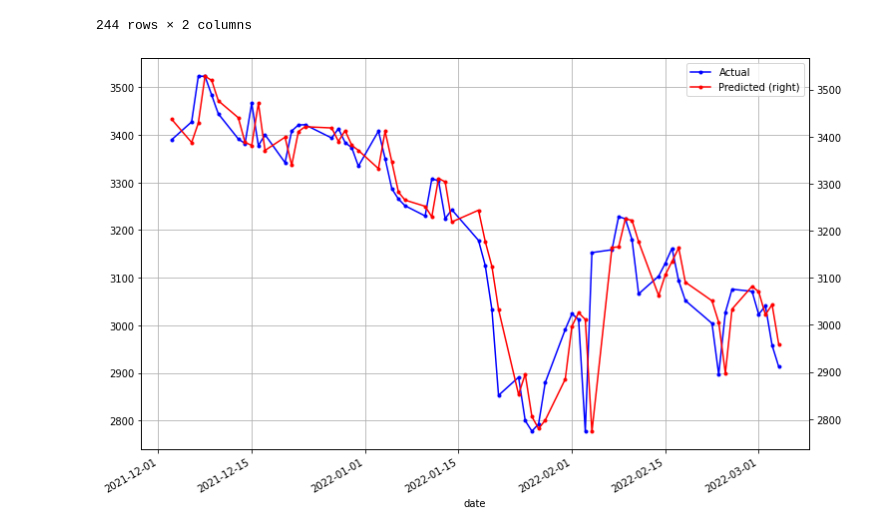
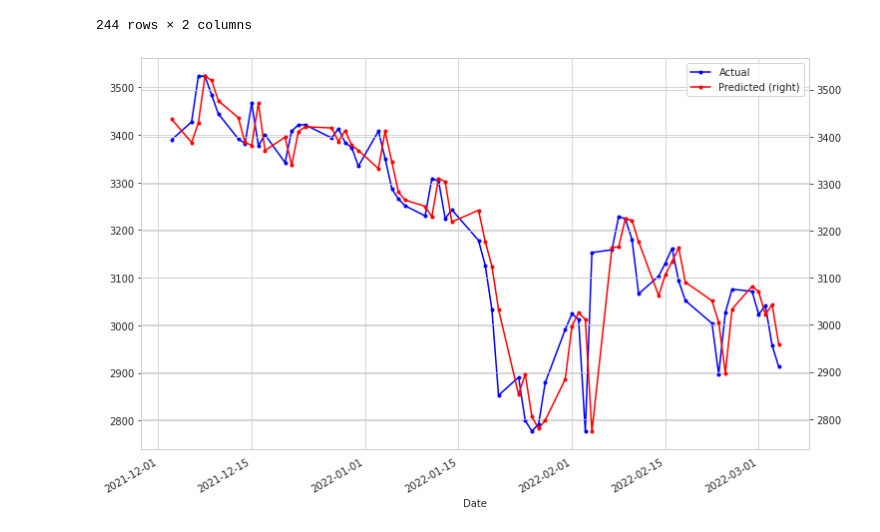
Before and after one commit to RobinsonCW/StockPriceForecasting, a Jupyter notebook: src/objectives/research_paper/AMZN/univariate/univariate_time_series.ipynb, the cells around one changed output. Cells and saved outputs as stored; diff of their text form; code cells hidden in the pictures.

```diff
--- a/src/objectives/research_paper/AMZN/univariate/univariate_time_series.ipynb
+++ b/src/objectives/research_paper/AMZN/univariate/univariate_time_series.ipynb
@@ -64,6 +64,9 @@ mpl.rcParams['axes.grid'] = False
 
 np.random.seed(42)
 tf.random.set_seed(42)
+# %%
+# plt.rcParams['figure.dpi'] = 400
+sns.set_style('whitegrid')
 # %%
 gpu_devices = tf.config.experimental.list_physical_devices('GPU')
 if gpu_devices:
@@ -867,19 +869,19 @@ df_comparison
 # %%
 plt.figure(figsize=(12,8))
 
 ax1 = df_comparison["5. adjusted close"][-63:].plot(color='blue', grid=True, secondary_y=False, label='Actual', marker='.')
 ax2 = df_comparison["preds"][-63:].plot(color='red', grid=True, secondary_y=True, label='Predicted', marker='.')
 
 # a, b = 155, 185
 
 # ax1.set_ylim(a,b)
 # ax2.set_ylim(a,b)
 
 h1, l1 = ax1.get_legend_handles_labels()
 h2, l2 = ax2.get_legend_handles_labels()
 
-# plt.xlabel('Apple\'s Stock Price')
+ax1.set_xlabel("Date")
 plt.legend(h1+h2, l1+l2, loc=1)
 plt.show()
 # %% [output]
-[figure, old version]
+[figure, new version]
```
Also changed, not shown: parts of 16 cells of this notebook, 1 other file.
